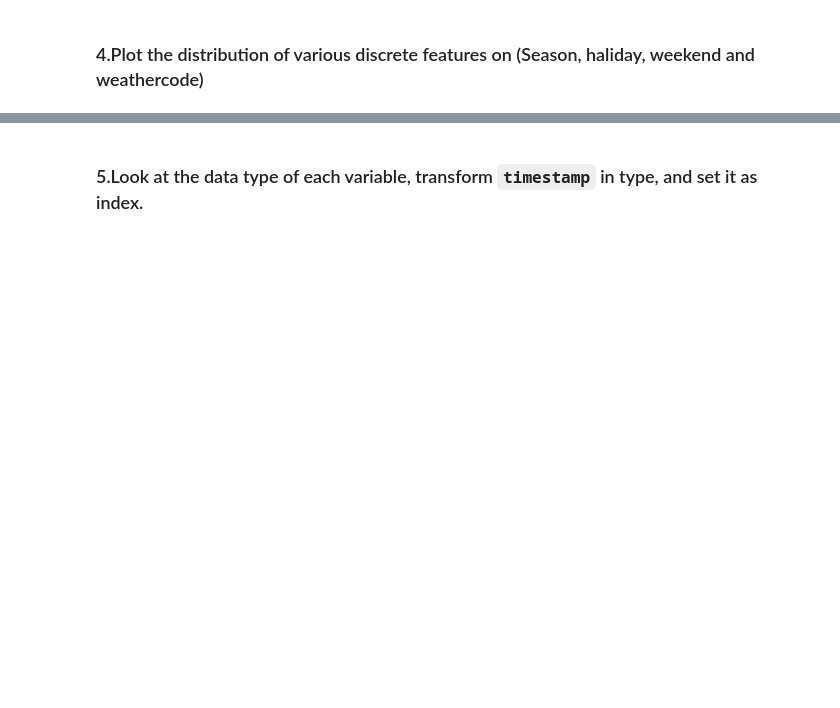
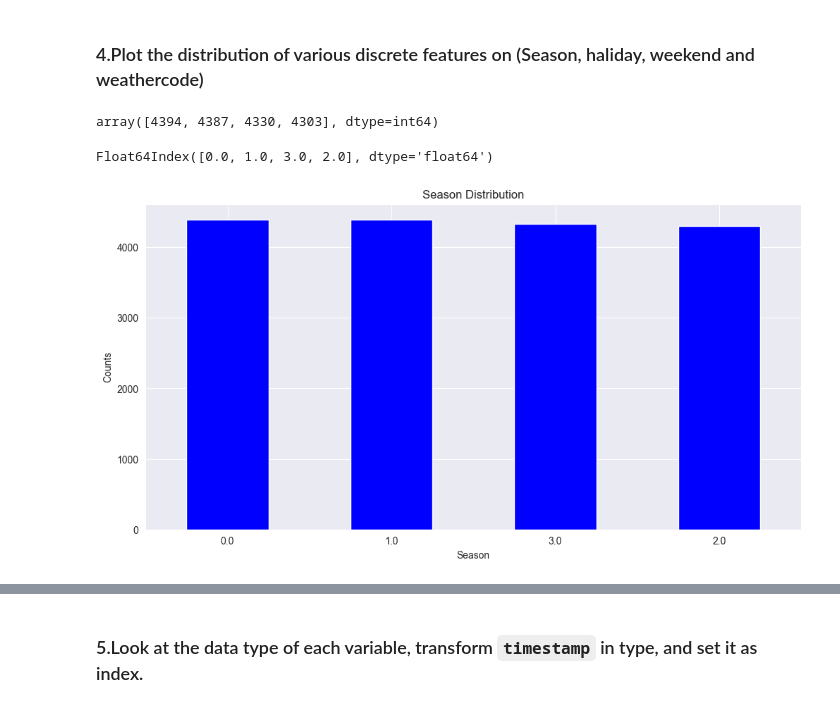
Before and after one commit to fenyx-it-academy/Class7-Week20-Data-Visualization-Seaborn-Matplotlib, a Jupyter notebook: Data_Visualisation_(Seaborn_Matplotlib).ipynb, the cells around one changed output, grey strips where cells are left out. Cells and saved outputs as stored; diff of their text form; code cells hidden in the pictures; blank space fills up the shorter version.

```diff
--- a/Data_Visualisation_(Seaborn_Matplotlib).ipynb
+++ b/Data_Visualisation_(Seaborn_Matplotlib).ipynb
@@ -56,3 +56,6 @@ import warnings
 warnings.filterwarnings("ignore")
 # %% [markdown]
 ### 2.Read dataset
+# %%
+df = pd.read_csv('store_sharing.csv')
+df.head()
@@ -70,0 +94,19 @@ warnings.filterwarnings("ignore")
+# %%
+df['season'].value_counts().values
+# %% [output]
+array([4394, 4387, 4330, 4303], dtype=int64)
+# %%
+df['season'].value_counts().index
+# %% [output]
+Float64Index([0.0, 1.0, 3.0, 2.0], dtype='float64')
+# %%
+# season
+plt.figure(figsize=(12, 6))
+df['season'].value_counts().plot.bar( color='blue')
+plt.title('Season Distribution')
+plt.xlabel('Season')
+plt.ylabel('Counts')
+plt.xticks(rotation=0)
+plt.show()
+# %% [output]
+[figure, added]
```
Also changed, not shown: parts of 58 cells of this notebook.
